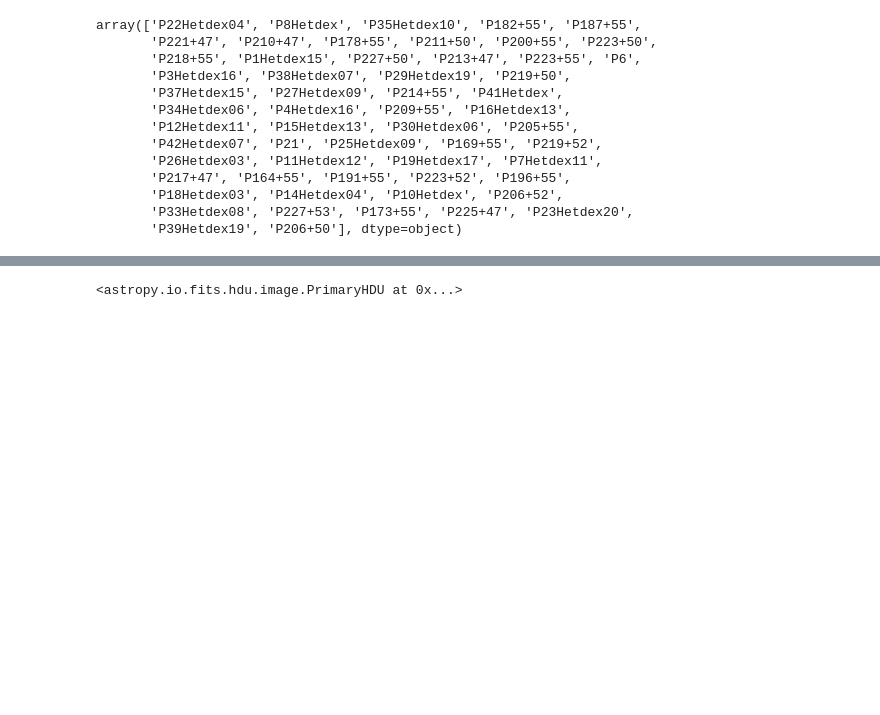
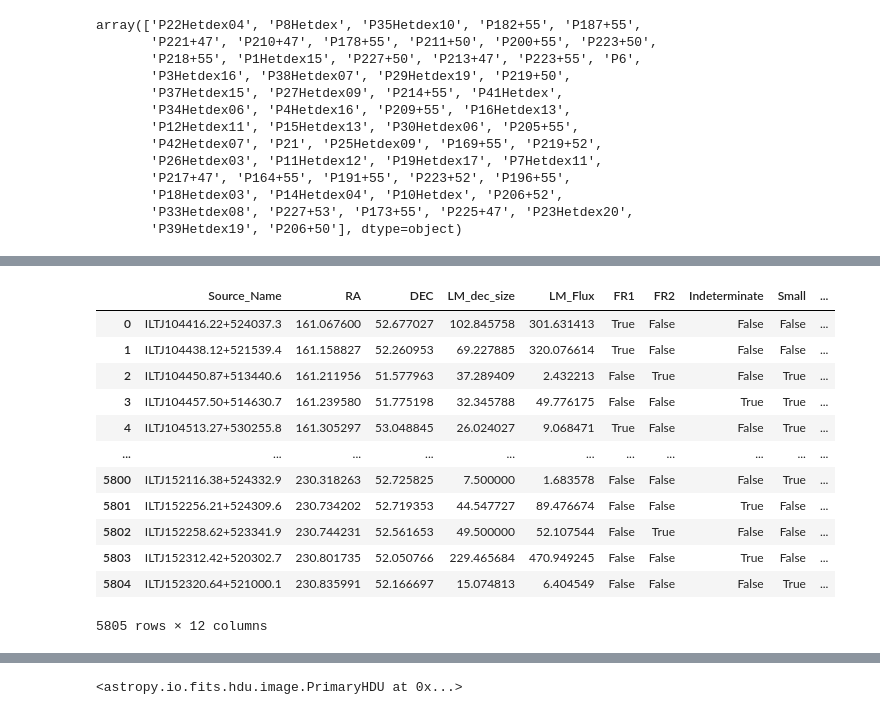
Before and after one commit to jmzk96/fits-preprocessing, a Jupyter notebook: notebook/di_astro_header_and_dimensions.ipynb, the cells around one changed output, grey strips where cells are left out. Cells and saved outputs as stored; diff of their text form; code cells hidden in the pictures; blank space fills up the shorter version.

Commit message:
MOD Eingedeutscht & Mingo-Katalog eingelesen

```diff
--- a/notebook/di_astro_header_and_dimensions.ipynb
+++ b/notebook/di_astro_header_and_dimensions.ipynb
@@ -16,4 +14,5 @@ plt.rcParams["figure.figsize"] = (12, 8)
 # %%
-tab = Table.read("../data/LOFAR_HBA_T1_DR1_catalog_v1.0.srl.fits").to_pandas()
-byte_cols = tab.select_dtypes(include=object).columns
-tab[byte_cols] = tab[byte_cols].apply(lambda col: col.str.decode("utf-8"))
+def column_dtype_byte_to_string(df):
+    byte_cols = df.select_dtypes(include=object).columns
+    df[byte_cols] = df[byte_cols].apply(lambda col: col.str.decode("utf-8"))
+    return df
@@ -57,0 +64,4 @@ array(['P22Hetdex04', 'P8Hetdex', 'P35Hetdex10', 'P182+55', 'P187+55',
+# %%
+tab_mingo = Table.read("../data/Mingo19_LoMorph_Cat.fits").to_pandas()
+tab_mingo = column_dtype_byte_to_string(tab_mingo)
+tab_mingo.T
@@ -57,0 +83,16 @@ array(['P22Hetdex04', 'P8Hetdex', 'P35Hetdex10', 'P182+55', 'P187+55',
+# %%
+tab_mingo
+# %% [output]
+|  | Source_Name | RA | DEC | LM_dec_size | LM_Flux | FR1 | FR2 | Indeterminate | Small | ... |
+| 0 | ILTJ104416.22+524037.3 | 161.067600 | 52.677027 | 102.845758 | 301.631413 | True | False | False | False | ... |
+| 1 | ILTJ104438.12+521539.4 | 161.158827 | 52.260953 | 69.227885 | 320.076614 | True | False | False | False | ... |
+| 2 | ILTJ104450.87+513440.6 | 161.211956 | 51.577963 | 37.289409 | 2.432213 | False | True | False | True | ... |
+| 3 | ILTJ104457.50+514630.7 | 161.239580 | 51.775198 | 32.345788 | 49.776175 | False | False | True | True | ... |
+| 4 | ILTJ104513.27+530255.8 | 161.305297 | 53.048845 | 26.024027 | 9.068471 | True | False | False | True | ... |
+| ... | ... | ... | ... | ... | ... | ... | ... | ... | ... | ... |
+| 5800 | ILTJ152116.38+524332.9 | 230.318263 | 52.725825 | 7.500000 | 1.683578 | False | False | False | True | ... |
+| 5801 | ILTJ152256.21+524309.6 | 230.734202 | 52.719353 | 44.547727 | 89.476674 | False | False | True | False | ... |
+| 5802 | ILTJ152258.62+523341.9 | 230.744231 | 52.561653 | 49.500000 | 52.107544 | False | True | False | False | ... |
+| 5803 | ILTJ152312.42+520302.7 | 230.801735 | 52.050766 | 229.465684 | 470.949245 | False | False | True | False | ... |
+| 5804 | ILTJ152320.64+521000.1 | 230.835991 | 52.166697 | 15.074813 | 6.404549 | False | False | False | True | ... |
+5805 rows × 12 columns
```
Also changed, not shown: parts of 13 cells of this notebook.
